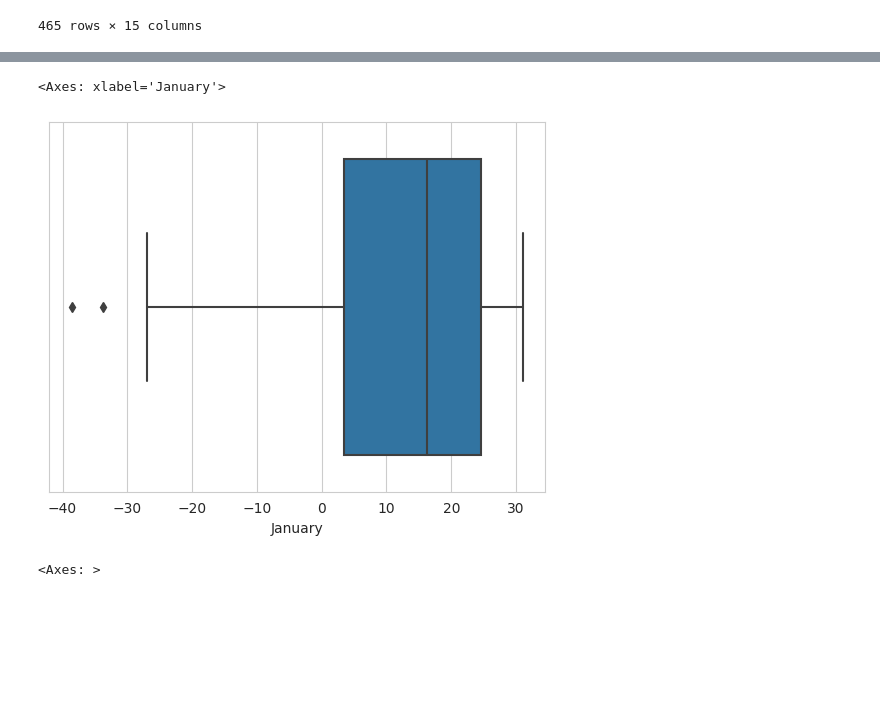
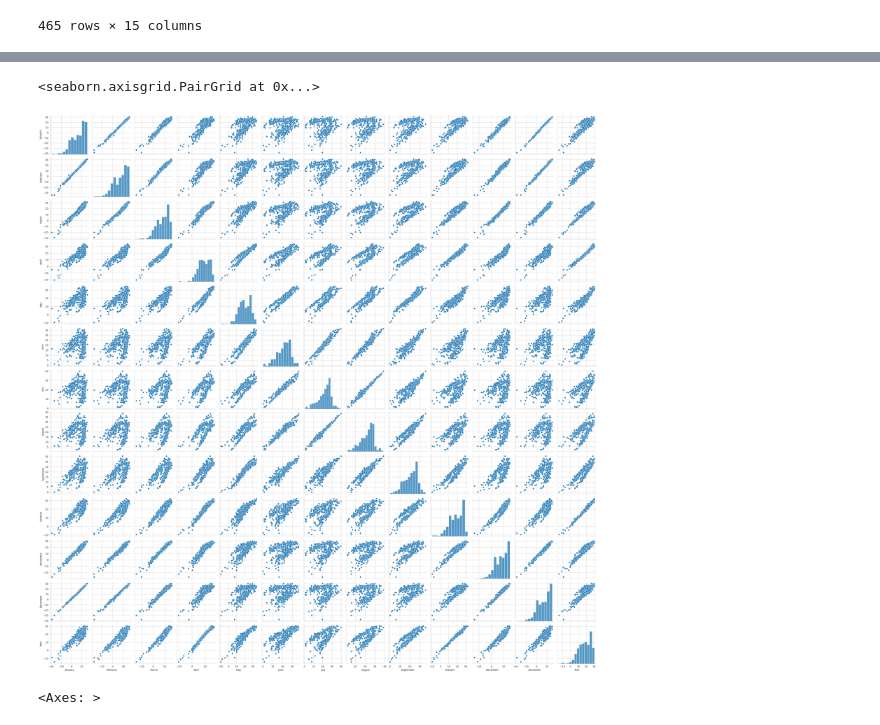
Before and after one commit to park21306/DataProject, a Jupyter notebook: Projectme.ipynb, the cells around one changed output, grey strips where cells are left out. Saved outputs shown, nothing was run; the diff lists cells and outputs as text; code cells hidden in the pictures; blank space fills up the shorter version.

```diff
--- a/Projectme.ipynb
+++ b/Projectme.ipynb
@@ -383,10 +411,10 @@ Data_Celsius
 # %%
 sns.set_style("whitegrid")
 # %%
-sns.boxplot(x=Data_Celsius["January"] )
+sns.pairplot(Data_Celsius)
 # %% [output]
-<Axes: xlabel='January'>
+<seaborn.axisgrid.PairGrid at 0x...>
-[figure, old version]
+[figure, new version]
 # %%
 sns.heatmap(Data_Celsius.corr(), annot= True)
 # %% [output]
```
Also changed, not shown: parts of 8 cells of this notebook.
